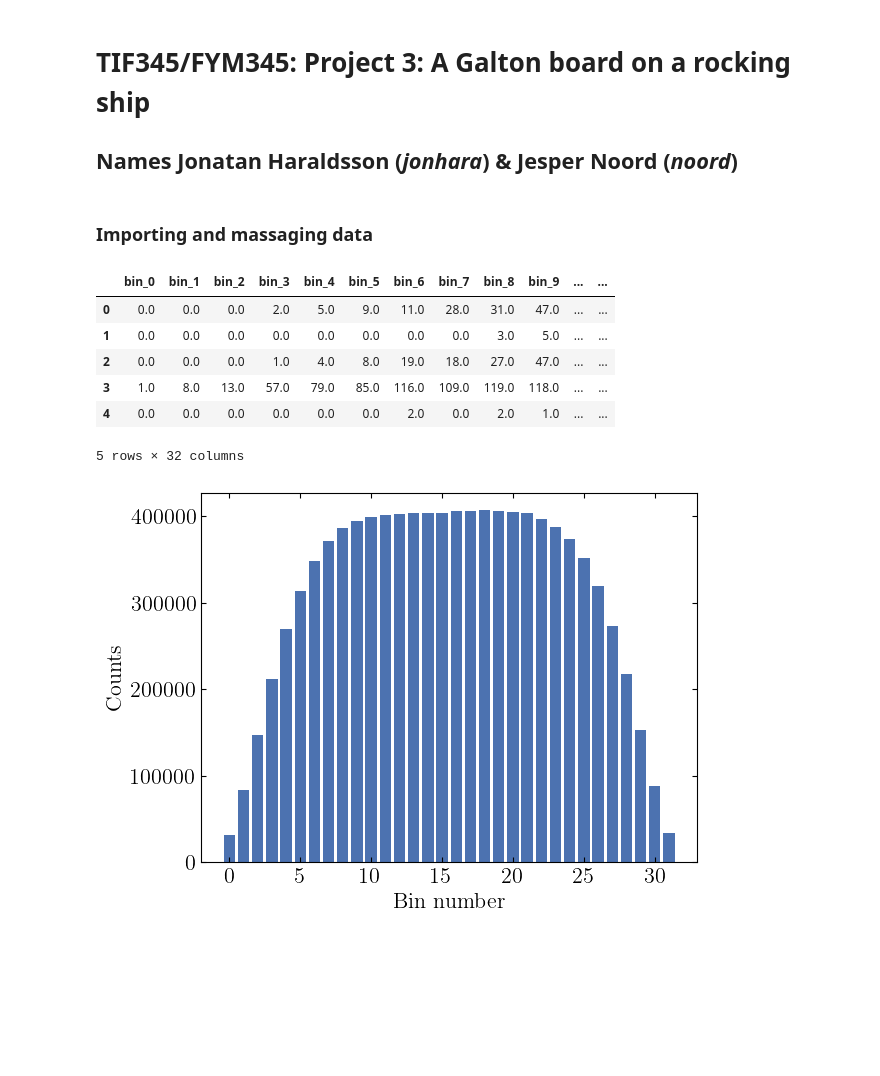
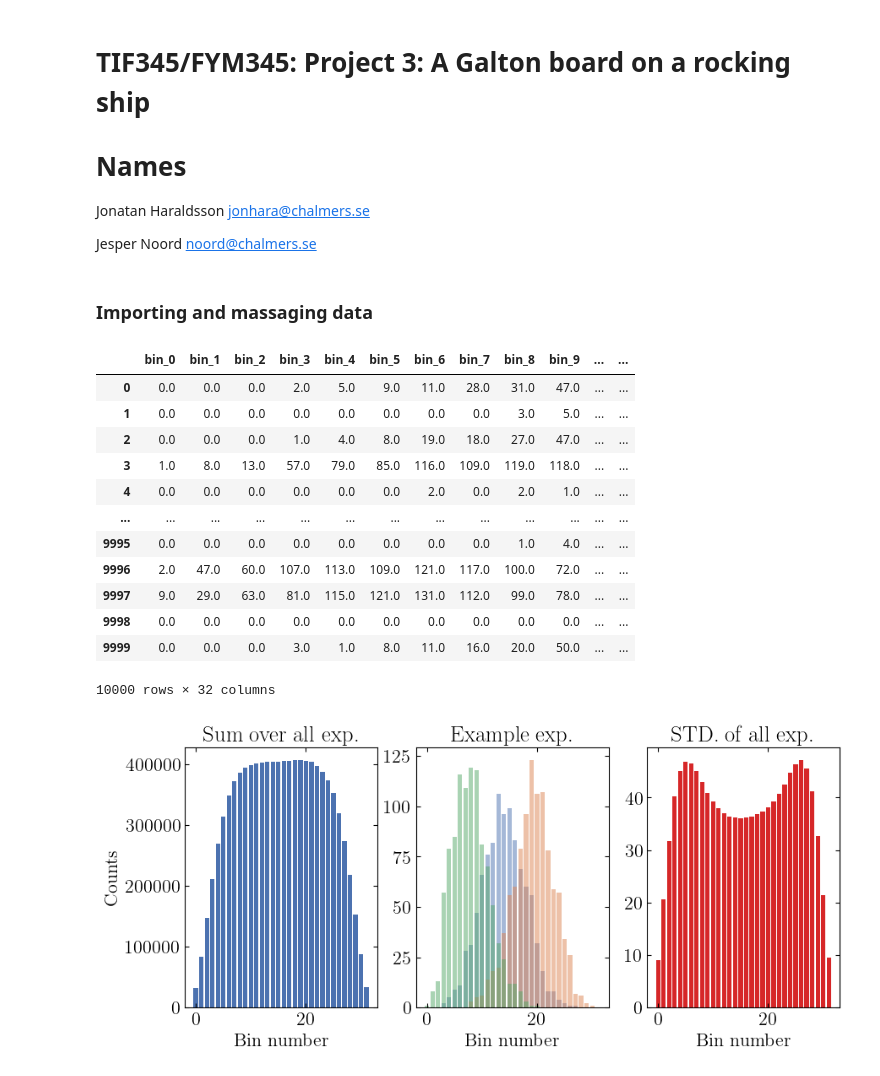
Before and after one commit to j-haralds/Advanced_sim, a Jupyter notebook: project_3_shared/Jonatan_3.ipynb, the cells around one changed output. Saved outputs shown, nothing was run; the diff lists cells and outputs as text; code cells hidden in the pictures; blank space fills up the shorter version.

```diff
--- a/project_3_shared/Jonatan_3.ipynb
+++ b/project_3_shared/Jonatan_3.ipynb
@@ -1,7 +1,10 @@
 # %% [markdown]
 # TIF345/FYM345: Project 3: A Galton board on a rocking ship
 
-## Names Jonatan Haraldsson (_jonhara_) & Jesper Noord (_noord_)
+# Names
+Jonatan Haraldsson [jonhara@chalmers.se](mailto:jonhara@chalmers.se)
+
+Jesper Noord [noord@chalmers.se](mailto:noord@chalmers.se)
 # %%
 import matplotlib.pyplot as plt
 import seaborn as sns
@@ -41,23 +44,45 @@ rng = np.random.default_rng(seed = 42)
 # %%
 board_data = np.load('board_data.npy')
 
 board_df = pd.DataFrame(board_data, columns = [f'bin_{i}' for i in range(32)])
 
-display(board_df.head())
-
-plt.bar(np.arange(32), board_data.sum(axis=0))
-plt.xlabel('Bin number')
-plt.ylabel('Counts')
-plt.show()
+display(board_df)
 # %% [output]
 |  | bin_0 | bin_1 | bin_2 | bin_3 | bin_4 | bin_5 | bin_6 | bin_7 | bin_8 | bin_9 | ... | ... |
 | 0 | 0.0 | 0.0 | 0.0 | 2.0 | 5.0 | 9.0 | 11.0 | 28.0 | 31.0 | 47.0 | ... | ... |
 | 1 | 0.0 | 0.0 | 0.0 | 0.0 | 0.0 | 0.0 | 0.0 | 0.0 | 3.0 | 5.0 | ... | ... |
 | 2 | 0.0 | 0.0 | 0.0 | 1.0 | 4.0 | 8.0 | 19.0 | 18.0 | 27.0 | 47.0 | ... | ... |
 | 3 | 1.0 | 8.0 | 13.0 | 57.0 | 79.0 | 85.0 | 116.0 | 109.0 | 119.0 | 118.0 | ... | ... |
 | 4 | 0.0 | 0.0 | 0.0 | 0.0 | 0.0 | 0.0 | 2.0 | 0.0 | 2.0 | 1.0 | ... | ... |
+| ... | ... | ... | ... | ... | ... | ... | ... | ... | ... | ... | ... | ... |
+| 9995 | 0.0 | 0.0 | 0.0 | 0.0 | 0.0 | 0.0 | 0.0 | 0.0 | 1.0 | 4.0 | ... | ... |
+| 9996 | 2.0 | 47.0 | 60.0 | 107.0 | 113.0 | 109.0 | 121.0 | 117.0 | 100.0 | 72.0 | ... | ... |
+| 9997 | 9.0 | 29.0 | 63.0 | 81.0 | 115.0 | 121.0 | 131.0 | 112.0 | 99.0 | 78.0 | ... | ... |
+| 9998 | 0.0 | 0.0 | 0.0 | 0.0 | 0.0 | 0.0 | 0.0 | 0.0 | 0.0 | 0.0 | ... | ... |
+| 9999 | 0.0 | 0.0 | 0.0 | 3.0 | 1.0 | 8.0 | 11.0 | 16.0 | 20.0 | 50.0 | ... | ... |
-5 rows × 32 columns
+10000 rows × 32 columns
-[figure, removed]
+# %%
+
+fig, ax = plt.subplots(1,3,figsize = (10, 4))
+
+ax[0].bar(np.arange(32), board_data.sum(axis=0))
+ax[0].set_xlabel('Bin number')
+ax[0].set_ylabel('Counts')
+
+
+ax[1].bar(np.arange(32), board_data[0],alpha=0.5)
+ax[1].bar(np.arange(32), board_data[1],alpha=0.5)
+ax[1].bar(np.arange(32), board_data[3],alpha=0.5)
+ax[1].set_xlabel('Bin number')
+ax[1].set_title('Example exp.')
+ax[0].set_title('Sum over all exp.')
+ax[2].set_title('STD. of all exp.')
+ax[2].bar(np.arange(32), np.std(board_data,axis=0),color='tab:red')
+ax[2].set_xlabel('Bin number')
+
+plt.show()
+# %% [output]
+[figure, added]
 # %%
 
 fraction_train = 0.70; fraction_test = 0.10; fraction_valid = 1. - fraction_train - fraction_test
```
Also changed, not shown: parts of 1 cell of this notebook.
